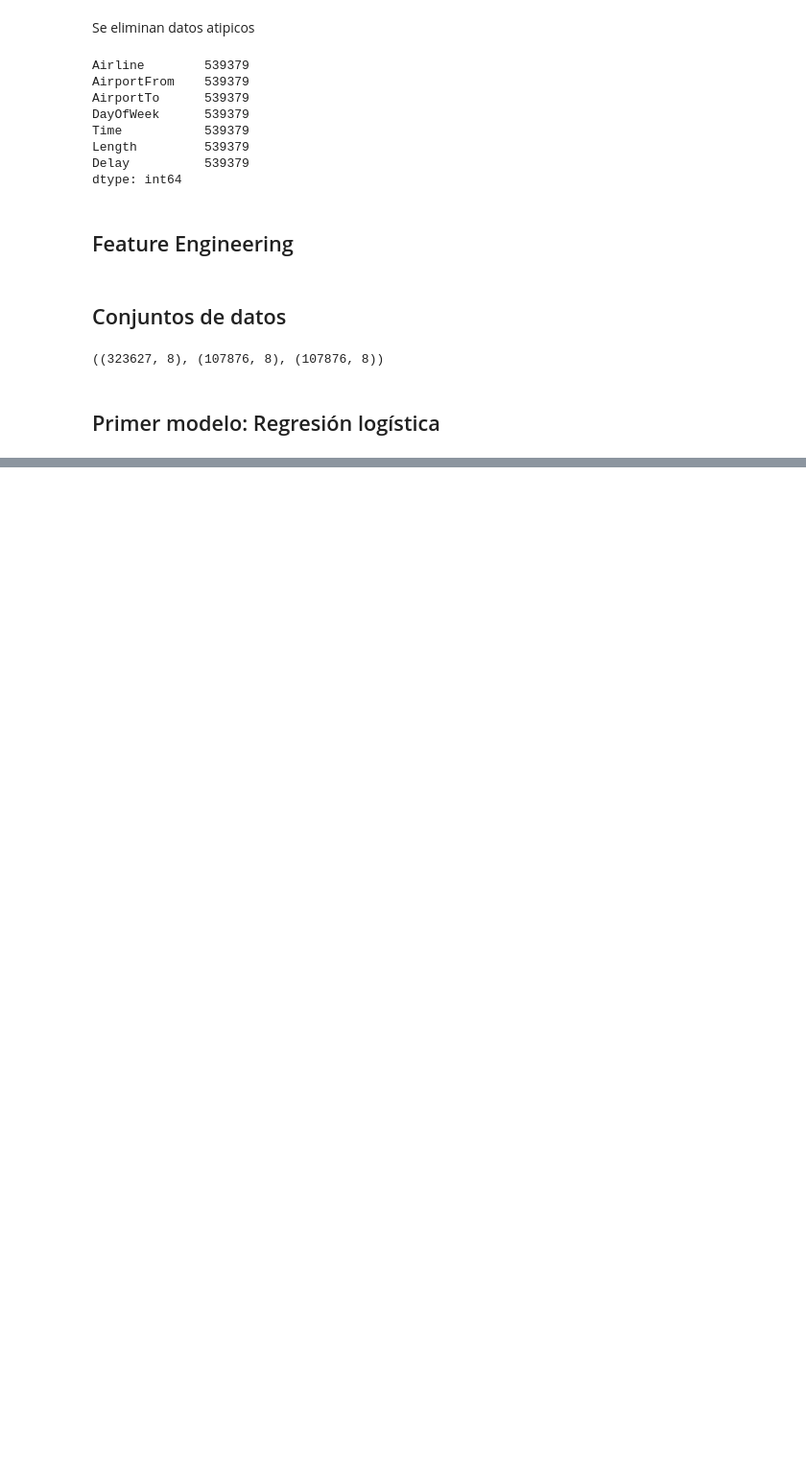
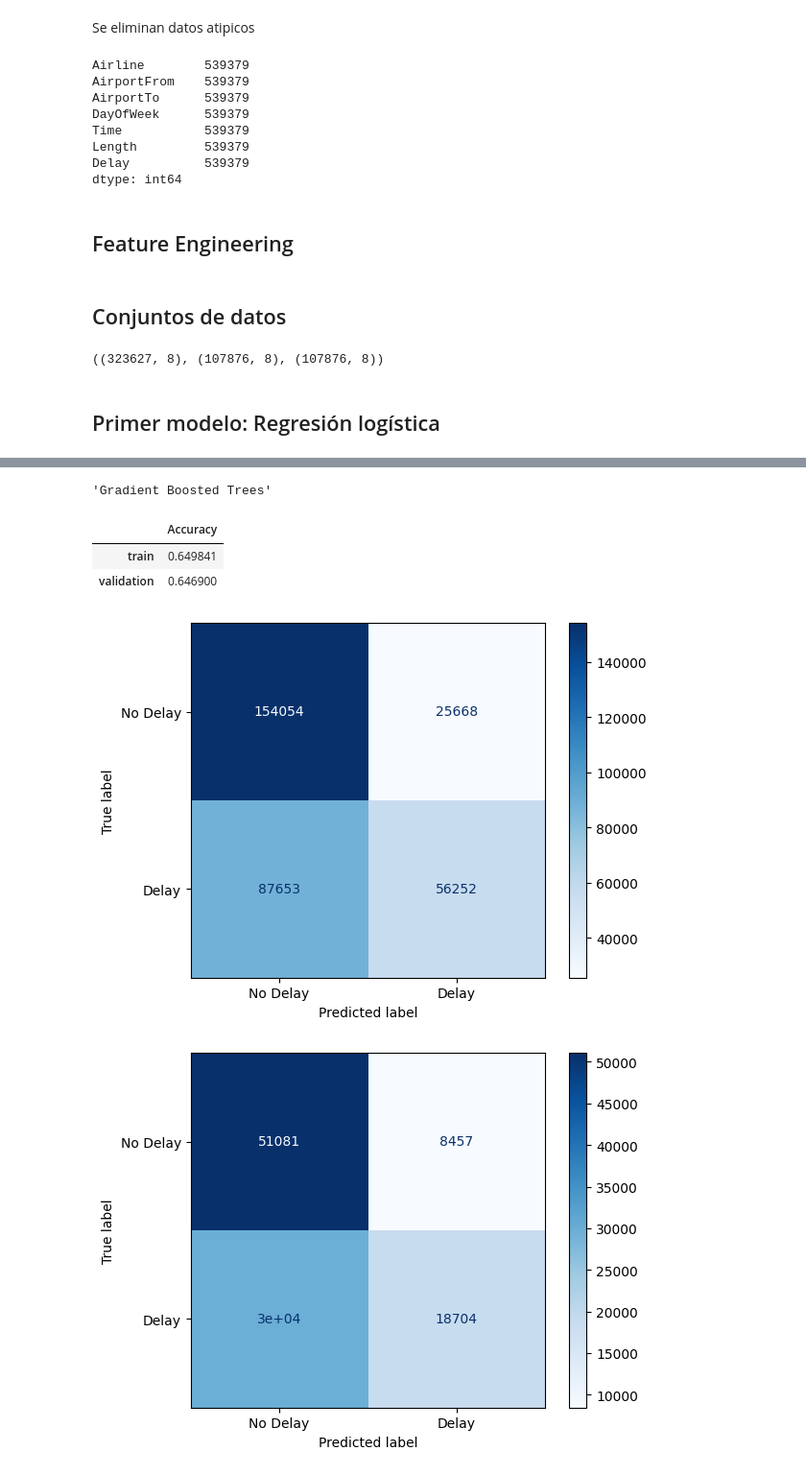
Before and after one commit to lautimuller/MachineLearning2023, a Jupyter notebook: tp2_experimentation.ipynb, the cells around one changed output, grey strips where cells are left out. Shown at 96% size. Cells and saved outputs as stored; diff of their text form; code cells hidden in the pictures; blank space fills up the shorter version.

Commit message:
Knn + Gradient

```diff
--- a/tp2_experimentation.ipynb
+++ b/tp2_experimentation.ipynb
@@ -262,0 +257,25 @@ evaluate_model(gs_lr_model_pca, title='Regresión Logistica con PCA', show_cm=Tr
+# %%
+# Definir qué fracción de la varianza se quiere mantener
+var_frac = 0.95
+
+# Calcular la suma acumulativa
+cumsum = np.cumsum(pca.explained_variance_ratio_)
+# eso nos dice cuanta información es retenida si paramos en cada dimensión
+
+# En qué momento la suma cumulativa llega a var_frac * 100 %?
+d = np.argmax(cumsum >= var_frac) + 1
+print('Con {} dimensiones, preservamos el {} de la varianza.'.format(d, var_frac))
+# %%
+pca = PCA(n_components=d)
+K = 10
+parameters = {'n_neighbors': list (range(1, 11))}
+
+clf_knn = GridSearchCV(KNeighborsClassifier(n_neighbors=K), parameters, cv=5, scoring='accuracy')
+
+knn_model_pca = Pipeline([
+    ('mapper', mapper),
+    ('pca', pca),
+    ('classifier', clf_knn),
+])
+
+knn_model_pca.fit(train, train.Delay)
@@ -264,0 +305,7 @@ evaluate_model(gs_lr_model_pca, title='Regresión Logistica con PCA', show_cm=Tr
+# %%
+boost_model = Pipeline([
+    ('mapper', mapper),
+    ('classifier', GradientBoostingClassifier()),
+])
+# %%
+boost_model.fit(train, train.Delay)
@@ -264,0 +324,9 @@ evaluate_model(gs_lr_model_pca, title='Regresión Logistica con PCA', show_cm=Tr
+# %%
+evaluate_model(boost_model, title='Gradient Boosted Trees', show_cm=True)
+# %% [output]
+'Gradient Boosted Trees'
+|  | Accuracy |
+| train | 0.649841 |
+| validation | 0.646900 |
+[figure, added]
+[figure, added]
```
Also changed, not shown: parts of 28 cells of this notebook.
